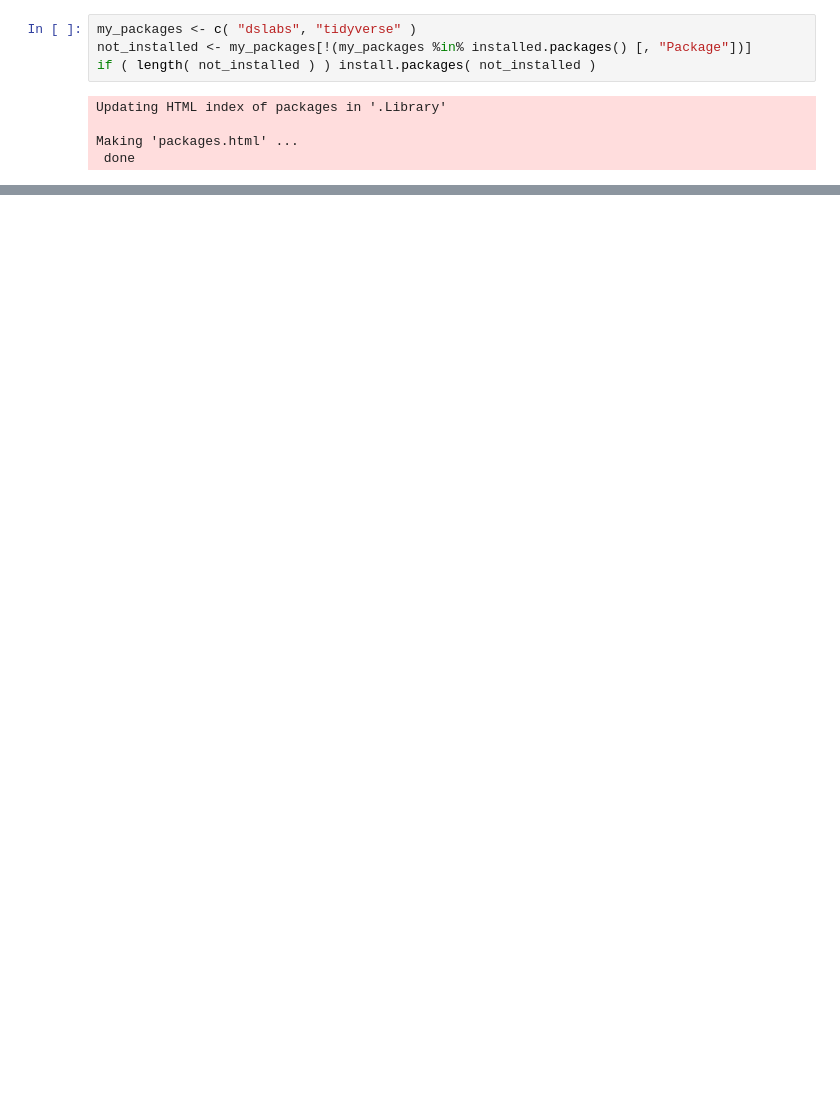
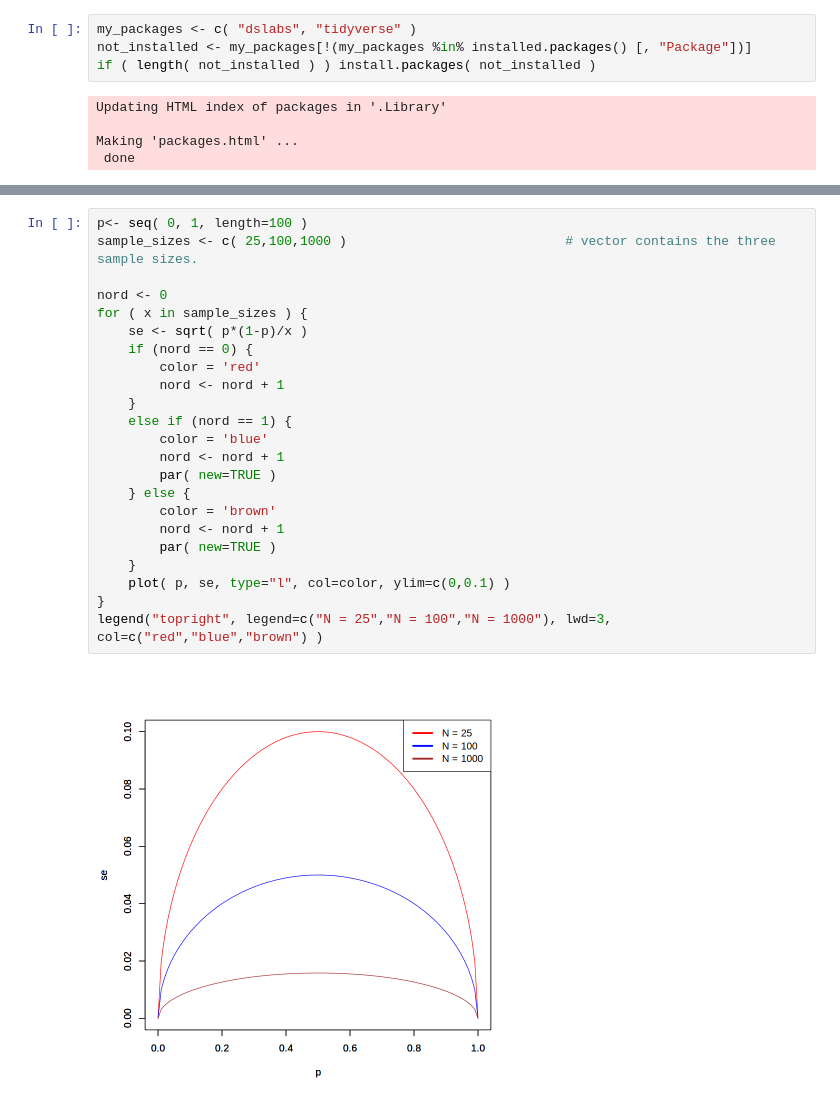
Before and after one commit to benitojpc/data-science-infering-modeling, a Jupyter notebook: Inference-Modeling.ipynb, the cells around one changed output, grey strips where cells are left out. Cells and saved outputs as stored; diff of their text form; blank space fills up the shorter version.

```diff
--- a/Inference-Modeling.ipynb
+++ b/Inference-Modeling.ipynb
@@ -51,0 +220,25 @@ take_poll( 25 )
+# %%
+p<- seq( 0, 1, length=100 )
+sample_sizes <- c( 25,100,1000 )                            # vector contains the three sample sizes.
+
+nord <- 0
+for ( x in sample_sizes ) {
+    se <- sqrt( p*(1-p)/x )
+    if (nord == 0) {
+        color = 'red'
+        nord <- nord + 1
+    }
+    else if (nord == 1) {
+        color = 'blue'
+        nord <- nord + 1
+        par( new=TRUE )
+    } else {
+        color = 'brown'
+        nord <- nord + 1
+        par( new=TRUE )
+    }
+    plot( p, se, type="l", col=color, ylim=c(0,0.1) )
+}
+legend("topright", legend=c("N = 25","N = 100","N = 1000"), lwd=3, col=c("red","blue","brown") )
+# %% [output]
+[figure, added]
```
Also changed, not shown: parts of 31 cells of this notebook, 1 other file.
